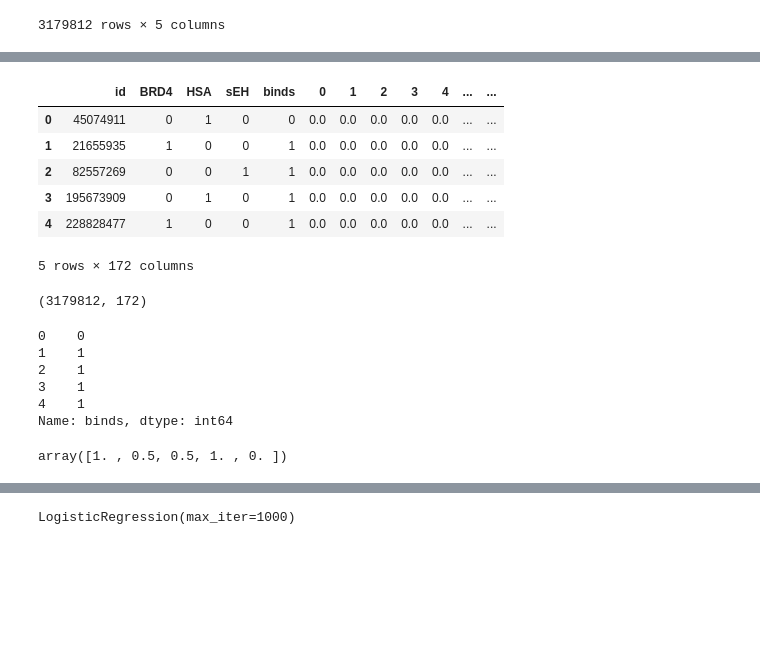
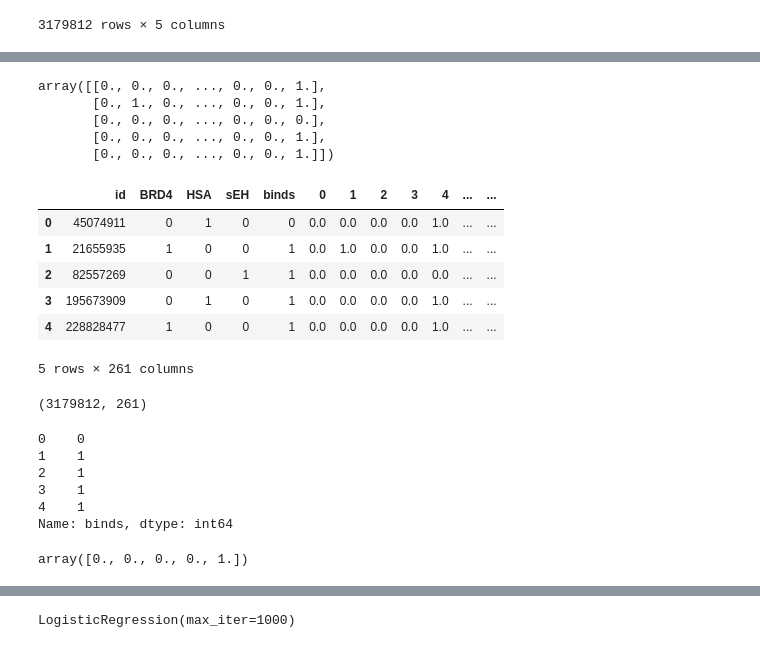
Before and after one commit to ninzyyy/belka, a Jupyter notebook: init_model.ipynb, the cells around one changed output, grey strips where cells are left out. Drawn from its saved outputs; the diff is of its cells as text; code cells hidden in the pictures; blank space fills up the shorter version.

```diff
--- a/init_model.ipynb
+++ b/init_model.ipynb
@@ -52,3 +52,7 @@ df
 | 3179810 | 83607662 | 0 | 0 | 1 | 1 |
 | 3179811 | 83053550 | 0 | 0 | 1 | 1 |
 3179812 rows × 5 columns
+# %%
+ecfp = pd.read_parquet('data/ecfp256_embeddings.parquet')
+ecfp.drop(columns=['id', 'protein_name', 'binds'], inplace=True)
+ecfp
@@ -87,0 +80,10 @@ array([[0.        , 0.        , 0.        , 0.        , 0.        ,
+# %%
+minmax = MinMaxScaler()
+ecfp = minmax.fit_transform(ecfp)
+ecfp[:5]
+# %% [output]
+array([[0., 0., 0., ..., 0., 0., 1.],
+       [0., 1., 0., ..., 0., 0., 1.],
+       [0., 0., 0., ..., 0., 0., 0.],
+       [0., 0., 0., ..., 0., 0., 1.],
+       [0., 0., 0., ..., 0., 0., 1.]])
@@ -88,18 +94,18 @@ array([[0.        , 0.        , 0.        , 0.        , 0.        ,
 # %%
-df = pd.concat([df, pd.DataFrame(maccs)], axis=1)
+df = pd.concat([df, pd.DataFrame(ecfp)], axis=1)
 df.head()
 # %% [output]
 |  | id | BRD4 | HSA | sEH | binds | 0 | 1 | 2 | 3 | 4 | ... | ... |
-| 0 | 45074911 | 0 | 1 | 0 | 0 | 0.0 | 0.0 | 0.0 | 0.0 | 0.0 | ... | ... |
-| 1 | 21655935 | 1 | 0 | 0 | 1 | 0.0 | 0.0 | 0.0 | 0.0 | 0.0 | ... | ... |
+| 0 | 45074911 | 0 | 1 | 0 | 0 | 0.0 | 0.0 | 0.0 | 0.0 | 1.0 | ... | ... |
+| 1 | 21655935 | 1 | 0 | 0 | 1 | 0.0 | 1.0 | 0.0 | 0.0 | 1.0 | ... | ... |
 | 2 | 82557269 | 0 | 0 | 1 | 1 | 0.0 | 0.0 | 0.0 | 0.0 | 0.0 | ... | ... |
-| 3 | 195673909 | 0 | 1 | 0 | 1 | 0.0 | 0.0 | 0.0 | 0.0 | 0.0 | ... | ... |
-| 4 | 228828477 | 1 | 0 | 0 | 1 | 0.0 | 0.0 | 0.0 | 0.0 | 0.0 | ... | ... |
+| 3 | 195673909 | 0 | 1 | 0 | 1 | 0.0 | 0.0 | 0.0 | 0.0 | 1.0 | ... | ... |
+| 4 | 228828477 | 1 | 0 | 0 | 1 | 0.0 | 0.0 | 0.0 | 0.0 | 1.0 | ... | ... |
-5 rows × 172 columns
+5 rows × 261 columns
 # %%
 df.shape
 # %% [output]
-(3179812, 172)
+(3179812, 261)
 # %%
 y = df['binds']
 y[:5]
@@ -114,7 +120,7 @@ Name: binds, dtype: int64
 X = df.drop(columns=['id', 'binds']).values
 X[0][-5:]
 # %% [output]
-array([1. , 0.5, 0.5, 1. , 0. ])
+array([0., 0., 0., 0., 1.])
 # %%
 X_train, X_test, y_train, y_test = train_test_split(X, y, test_size=0.2, random_state=42)
 X_train, X_val, y_train, y_val = train_test_split(X_train, y_train, test_size=0.10, random_state=42)
```
Also changed, not shown: parts of 19 cells of this notebook.
